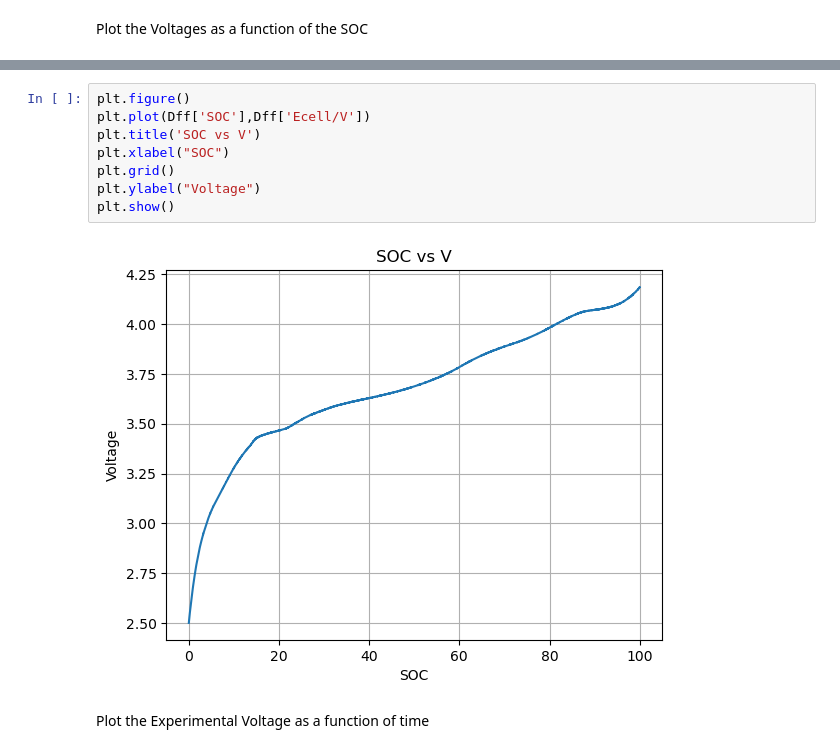
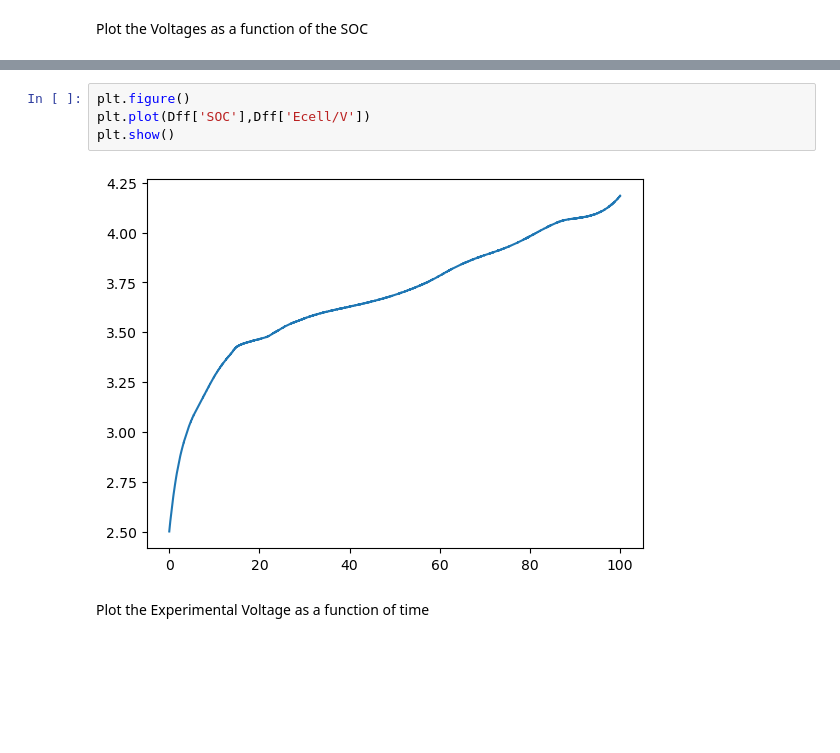
Before and after one commit to feyzijan/BatteryModelling, a Jupyter notebook: FCTT Project 1 Part 1.ipynb, the cells around one changed output, grey strips where cells are left out. Saved outputs shown, nothing was run; the diff lists cells and outputs as text; blank space fills up the shorter version.

```diff
--- a/FCTT Project 1 Part 1.ipynb
+++ b/FCTT Project 1 Part 1.ipynb
@@ -29,12 +9,8 @@ Dff.head()
 # %%
 plt.figure()
 plt.plot(Dff['SOC'],Dff['Ecell/V'])
-plt.title('SOC vs V')
-plt.xlabel("SOC")
-plt.grid()
-plt.ylabel("Voltage")
 plt.show()
 # %% [output]
-[figure, old version]
+[figure, new version]
 # %% [markdown]
 Plot the Experimental Voltage as a function of time
```
Also changed, not shown: parts of 21 cells of this notebook.
